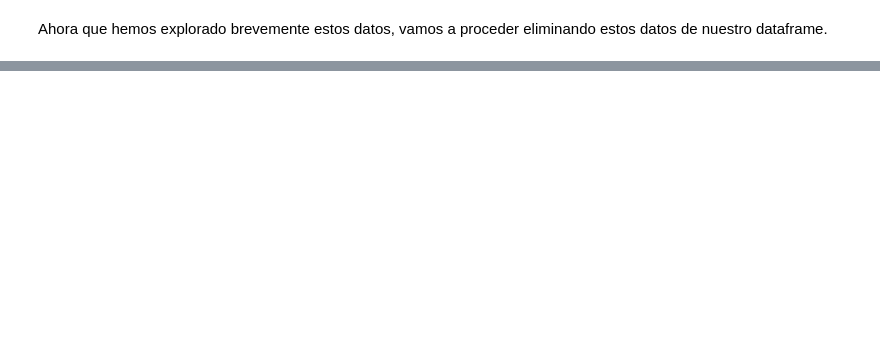
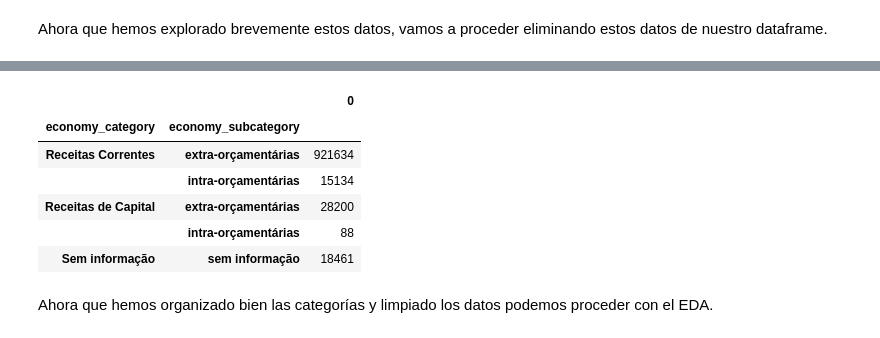
Before and after one commit to yanruwu/Proyecto2-EDA-Ingresos-Publicos-Brasil, a Jupyter notebook: cleanse.ipynb, the cells around one changed output, grey strips where cells are left out. Cells and saved outputs as stored; diff of their text form; code cells hidden in the pictures; blank space fills up the shorter version.

Commit message:
Data cleansed, EDA updated. Ignored new csv (heavy one)

```diff
--- a/cleanse.ipynb
+++ b/cleanse.ipynb
@@ -88,5 +126,3 @@ De igual forma podríamos eliminar aquellos registros donde todas las columnas d
-# %%
-df_clean = df_no_zeros.drop(df_no_zeros[df_no_zeros.filter(like="value").isna().all(axis=1)].index)
 # %%
 print(f"Datos eliminados: {(df.shape[0] - df_clean.shape[0])/df.shape[0]*100:.4f}%")
 # %% [output]
@@ -93,0 +140,12 @@ Datos eliminados: 0.3393%
+# %%
+def subcategory(fila):
+    if fila['economy_category'] == 'Sem informação':
+        return 'sem informação'
+    elif 'intra-orçamentárias' in fila['economy_category']:
+        return 'intra-orçamentárias'
+    else:
+        return 'extra-orçamentárias'
+# %%
+df_clean["economy_subcategory"] = df_clean.apply(subcategory, axis = 1)
+# %%
+df_clean["economy_category"] = df_clean["economy_category"].str.replace(" - intra-orçamentárias", "")
@@ -93,0 +162,13 @@ Datos eliminados: 0.3393%
+# %%
+df_category = pd.DataFrame(df_clean.groupby(["economy_category", "economy_subcategory"]).size())
+df_category
+# %% [output]
+|  |  | 0 |
+| economy_category | economy_subcategory |  |
+| Receitas Correntes | extra-orçamentárias | 921634 |
+|  | intra-orçamentárias | 15134 |
+| Receitas de Capital | extra-orçamentárias | 28200 |
+|  | intra-orçamentárias | 88 |
+| Sem informação | sem informação | 18461 |
+# %% [markdown]
+Ahora que hemos organizado bien las categorías y limpiado los datos podemos proceder con el EDA.
```
Also changed, not shown: parts of 15 cells of this notebook, 2 other files.
